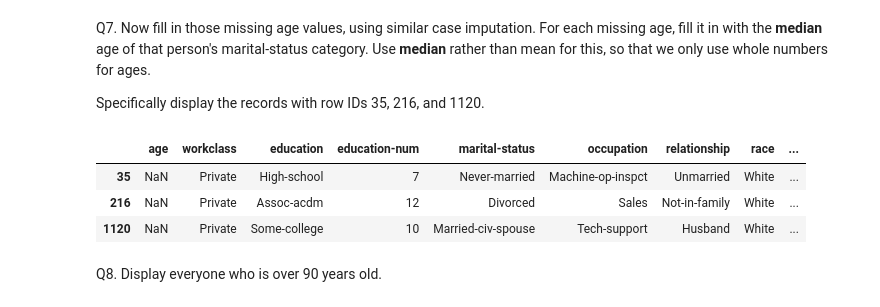
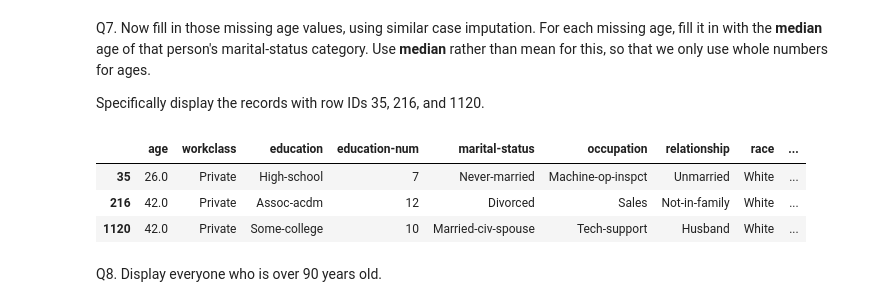
Before and after one commit to IanC04/CS363M, a Jupyter notebook: Assignments/Assignment 1/Assignment_1.ipynb, the cells around one changed output. Saved outputs shown, nothing was run; the diff lists cells and outputs as text; code cells hidden in the pictures.

```diff
--- a/Assignments/Assignment 1/Assignment_1.ipynb
+++ b/Assignments/Assignment 1/Assignment_1.ipynb
@@ -165,14 +183,14 @@ Q7. Now fill in those missing age values, using similar case imputation. For eac
 Specifically display the records with row IDs 35, 216, and 1120.
 # %%
 # your code goes here=
-median_series = adult_data.groupby("marital-status")["age"].transform("median")
+median_series = adult_data.groupby("marital-status")["age"].median()
 adult_data["age"].fillna(adult_data["marital-status"].map(median_series), inplace=True)
 adult_data.loc[[35, 216, 1120]]
 # %% [output]
 |  | age | workclass | education | education-num | marital-status | occupation | relationship | race | ... |
-| 35 | NaN | Private | High-school | 7 | Never-married | Machine-op-inspct | Unmarried | White | ... |
-| 216 | NaN | Private | Assoc-acdm | 12 | Divorced | Sales | Not-in-family | White | ... |
-| 1120 | NaN | Private | Some-college | 10 | Married-civ-spouse | Tech-support | Husband | White | ... |
+| 35 | 26.0 | Private | High-school | 7 | Never-married | Machine-op-inspct | Unmarried | White | ... |
+| 216 | 42.0 | Private | Assoc-acdm | 12 | Divorced | Sales | Not-in-family | White | ... |
+| 1120 | 42.0 | Private | Some-college | 10 | Married-civ-spouse | Tech-support | Husband | White | ... |
 # %% [markdown]
 Q8. Display everyone who is over 90 years old.
 # %%
```
Also changed, not shown: parts of 7 cells of this notebook.
